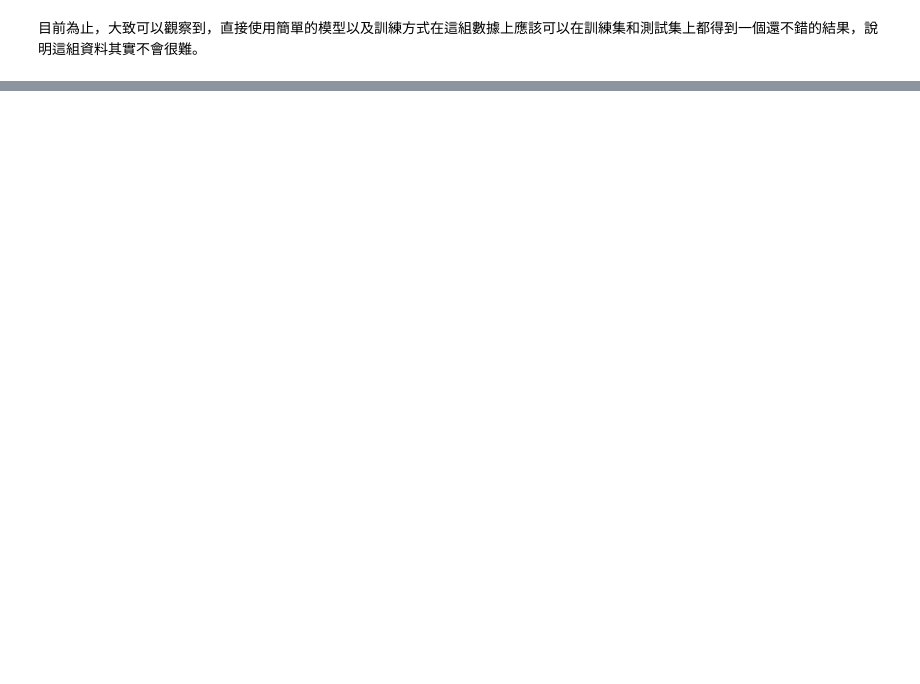
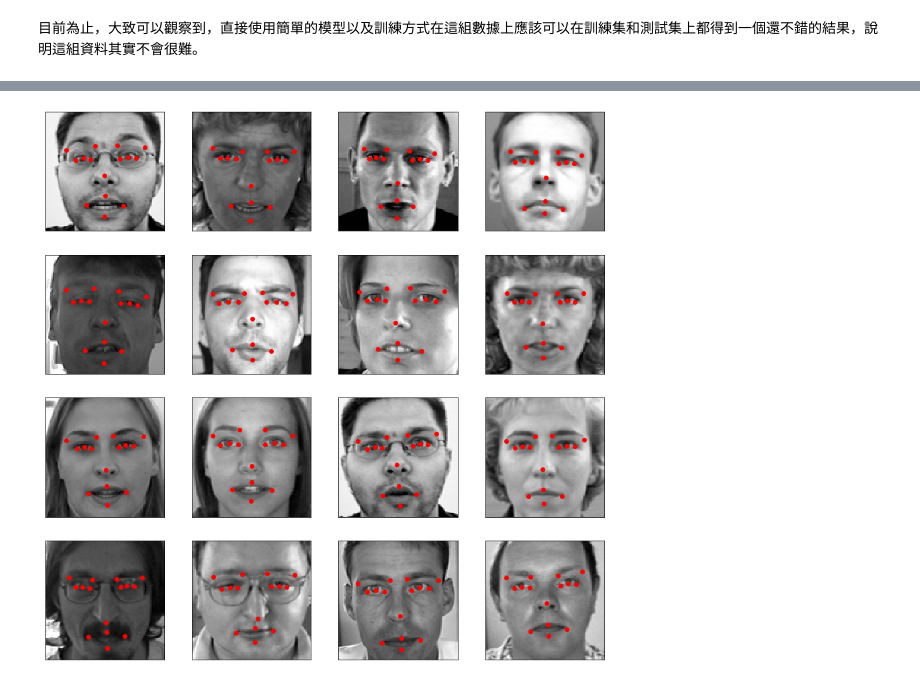
Before and after one commit to CDPAlolita/1st-DL-CVMarathon, a Jupyter notebook: homework/day44/Day44_train_facial_keypoint_HW.ipynb, the cells around one changed output, grey strips where cells are left out. Cells and saved outputs as stored; diff of their text form; code cells hidden in the pictures; blank space fills up the shorter version.

```diff
--- a/homework/day44/Day44_train_facial_keypoint_HW.ipynb
+++ b/homework/day44/Day44_train_facial_keypoint_HW.ipynb
@@ -143,0 +188,26 @@ model_with_augment.compile(loss='mean_squared_error', optimizer='adam')
+# %%
+# Your code
+def point_flip(arr):
+    arr2 = arr.copy()
+    #print("before")
+    #print(arr2[0:5])
+    for i1, v1 in enumerate(arr2):
+        for i2, v2 in enumerate(v1):
+            if(i2%2 ==0):
+                arr2[i1,i2] = v2*-1
+
+    #print("after")
+    #print(arr2[0:5])
+    return arr2
+
+def image_flip(arr):
+    arr2 = arr.copy()
+    for i in range(96):
+        arr2[:,:,i] = arr[:,:,95 - i]
+
+    '''arr2 = arr.copy()
+    for i1, v1 in enumerate(arr2):
+        for i2 in range(48):
+            arr2[i1,i2,:], arr2[i1,95-i2,:] = arr2[i1,95-i2,:], arr2[i1,i2,:]'''
+    return arr2
+print(points_test)
@@ -143,0 +228,12 @@ model_with_augment.compile(loss='mean_squared_error', optimizer='adam')
+# %%
+#print(point_flip(points_test))
+points_test2 = point_flip(points_test)
+imgs_test2 = image_flip(imgs_test)
+
+fig = plt.figure(figsize=(15,15))
+
+for i in range(16):
+    ax = fig.add_subplot(4, 4, i + 1, xticks=[], yticks=[])
+    plot_keypoints(imgs_test2[i], np.squeeze(points_test2[i]))
+# %% [output]
+[figure, added]
```
Also changed, not shown: parts of 8 cells of this notebook, 1 other file.
